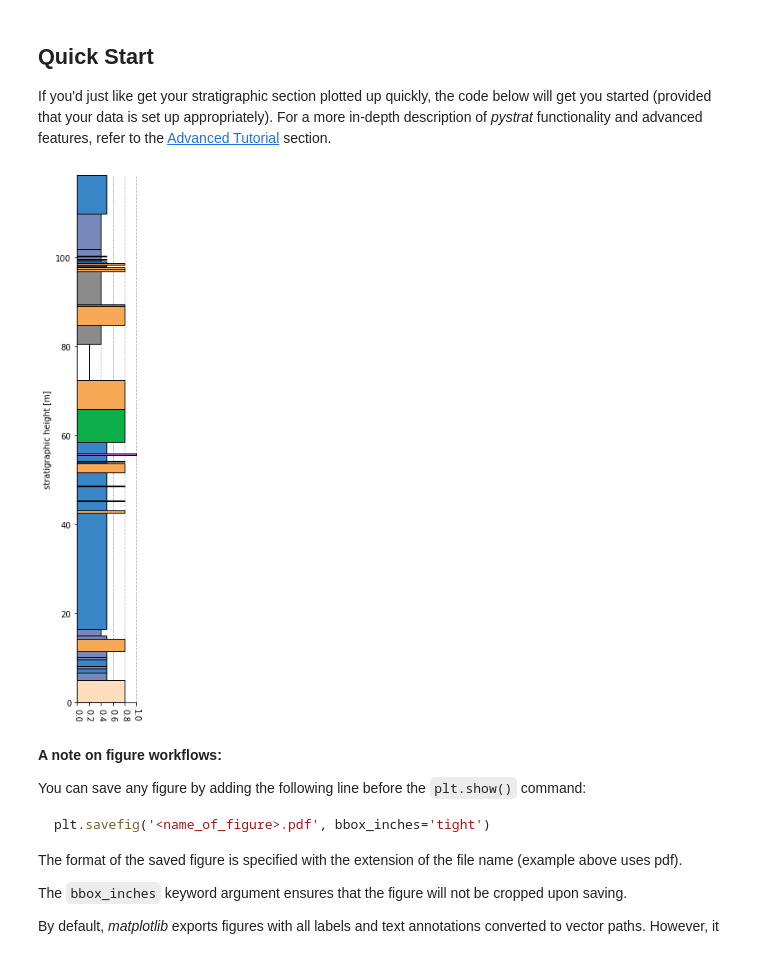
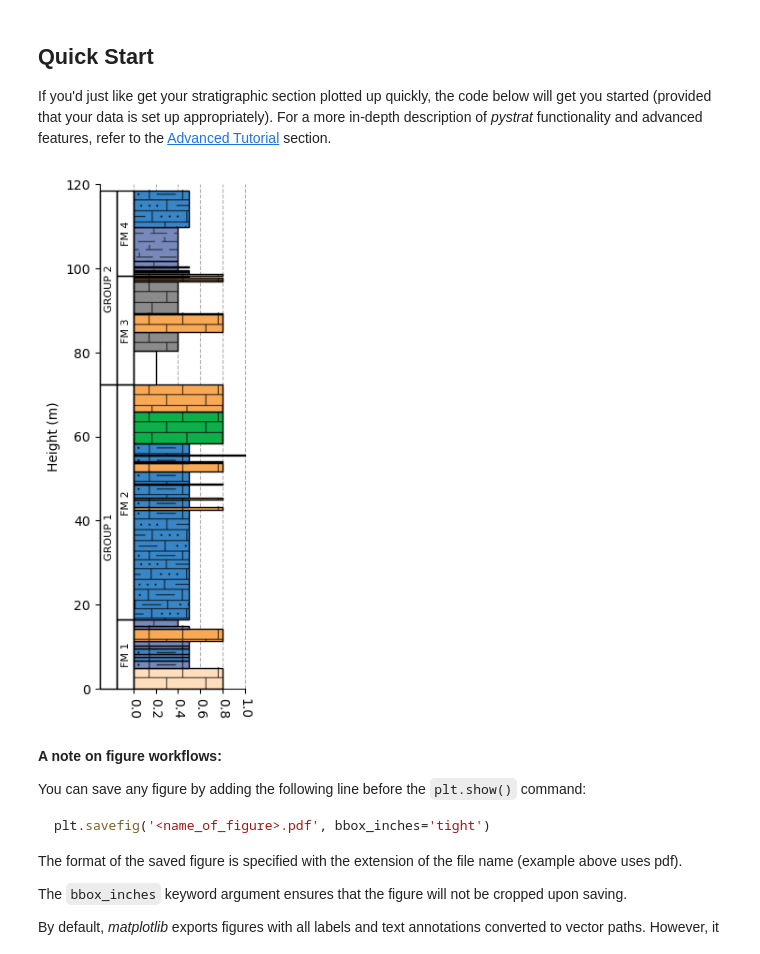
Before and after one commit to yuempark/pystrat, a Jupyter notebook: pystrat-tutorial.ipynb, the cells around one changed output. Drawn from its saved outputs; the diff is of its cells as text; code cells hidden in the pictures.

```diff
--- a/pystrat-tutorial.ipynb
+++ b/pystrat-tutorial.ipynb
@@ -26,25 +31,30 @@ from pystrat import pystrat
 If you'd just like get your stratigraphic section plotted up quickly, the code below will get you started (provided that your data is set up appropriately). For a more in-depth description of *pystrat* functionality and advanced features, refer to the [Advanced Tutorial](#Advanced-Tutorial) section.
 # %%
 # read in your lithostratigraphy data
-litho = pd.read_csv('example-data/lithostratigraphy.csv')
+litho_df = pd.read_csv('example-data/lithostratigraphy.csv')
 
-# read in your styling files
-color_style = pd.read_csv('example-data/color-style.csv')
-width_style = pd.read_csv('example-data/width-style.csv')
+# read in your style file
+style_df = pd.read_csv('example-data/style.csv')
 
 # create a pystrat Section from the lithostratigraphy data
-section_01 = pystrat.Section(litho['THICKNESS'], litho['FACIES'])
-
+section_01 = pystrat.Section(litho_df['THICKNESS'],           # unit thicknesses
+                             litho_df['FACIES'],              # unit facies
+                             units=litho_df[['GROUP', 'FORMATION']].values) # group and formation names
 # create a pystrat Style from the styling files
-style_01 = pystrat.Style('facies',color_style['COLOR'],color_style[['r','g','b']]/255,
-                         'facies',width_style['FACIES'],width_style['width'],
-                         0.075, 1)
+style_01 = pystrat.Style(style_df['facies'],                  # labels (must include all unique facies)
+                         style_df[['R','G','B']]/255,         # colors
+                         style_df['width'],                   # widths
+                         swatch_values=style_df['swatch'])    # optional swatch codes
 
 # plot the Section using the Style
-fig, ax = pystrat.plot_stratigraphy(section_01, style_01)
-plt.show(fig)
+fig = plt.figure(figsize=(2, 7))
+# note that due to how swatches are plotted, it is preferrable to define an Axes object with a specified
+# ylim to accommodate the section
+ax = plt.axes(ylim=[0, 120])
+section_01.plot(style_01, ax=ax, label_units=True, unit_label_wid_tot=0.3)
+plt.show()
 # %% [output]
-[figure, old version]
+[figure, new version]
 # %% [markdown]
 **A note on figure workflows:**
 
```
Also changed, not shown: parts of 30 cells of this notebook, 10 other files.
